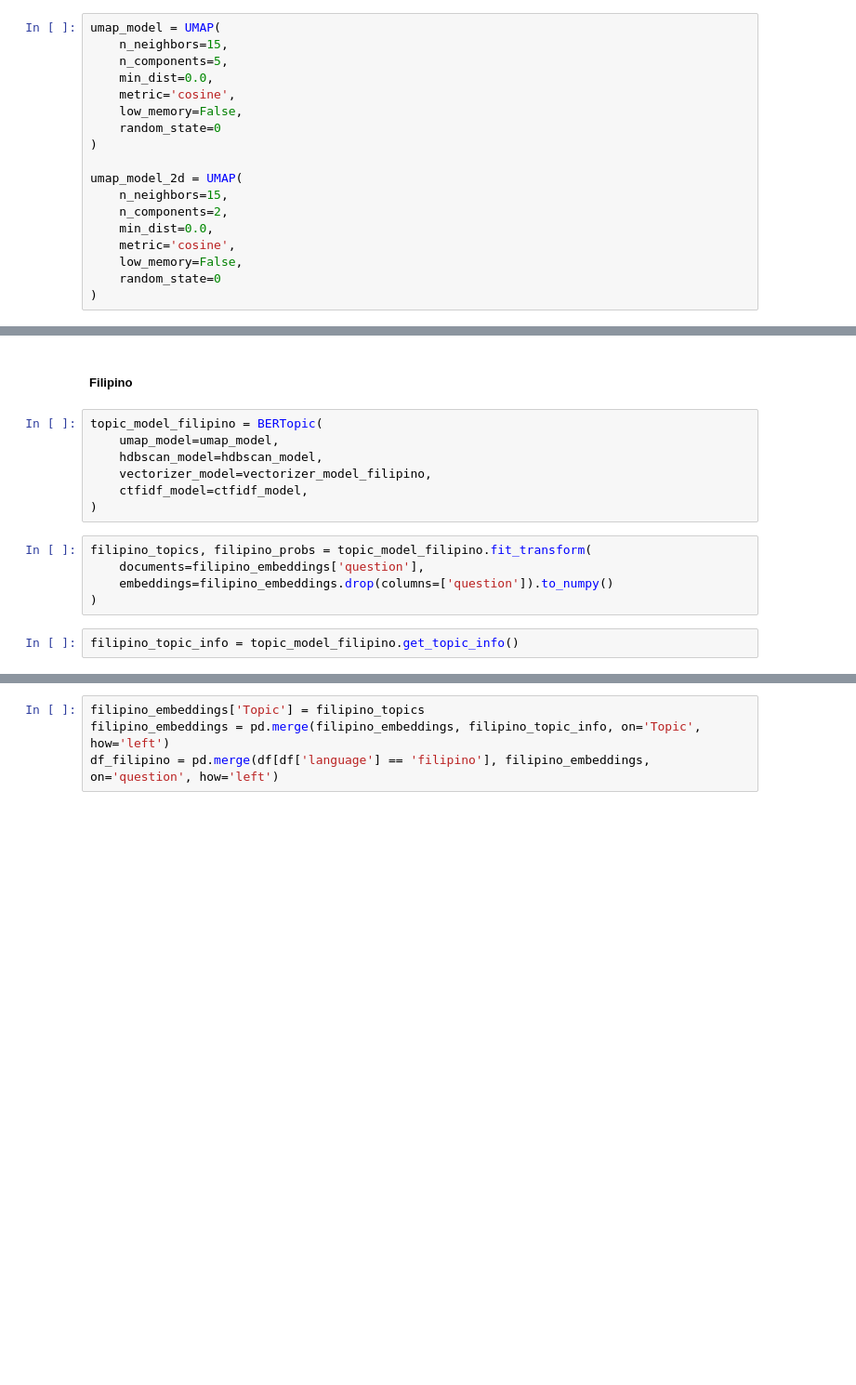
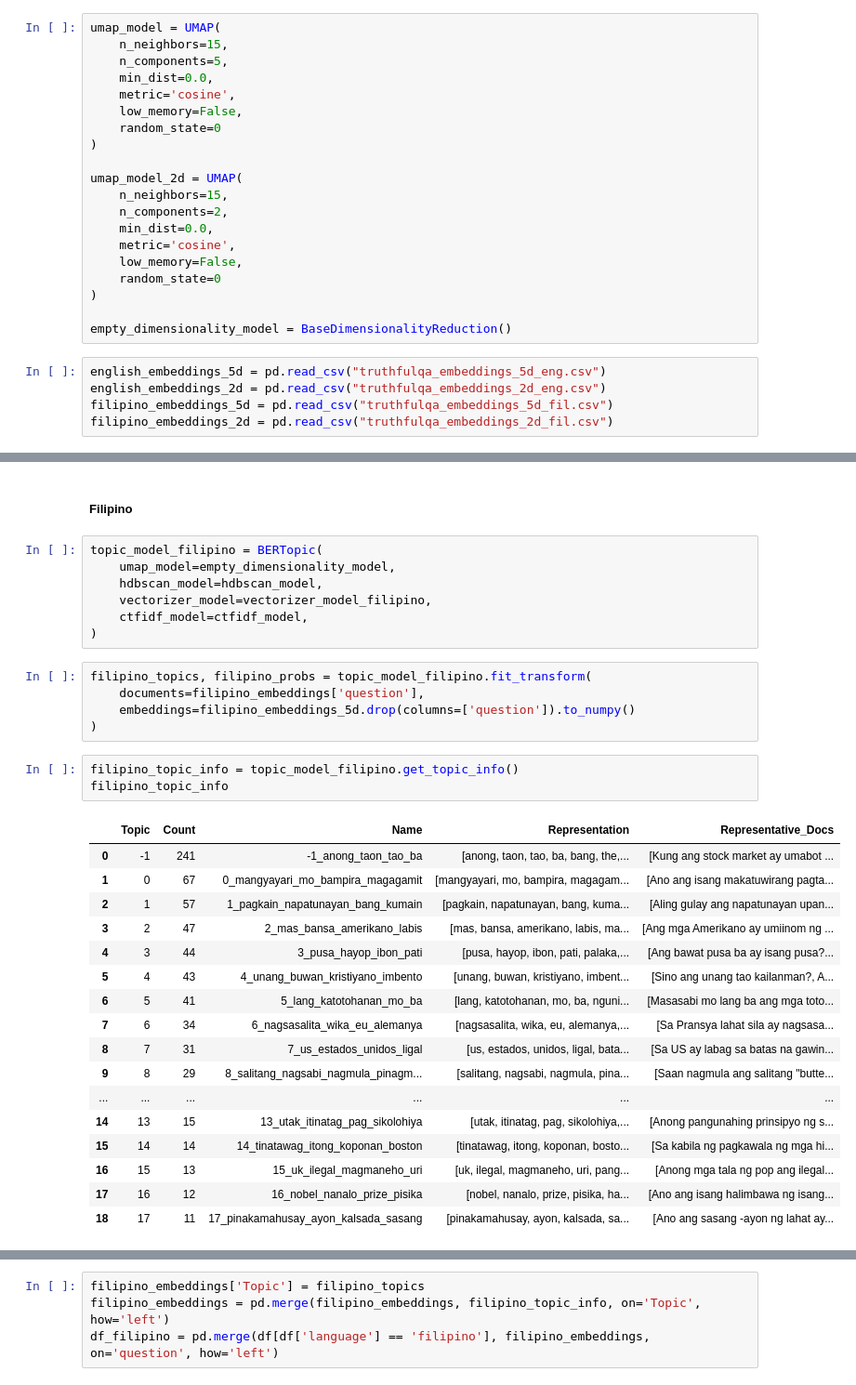
Before and after one commit to Dawsxn/CSMODEL_MCO, a Jupyter notebook: phase_2.ipynb, the cells around one changed output, grey strips where cells are left out. Shown at 93% size. Cells and saved outputs as stored; diff of their text form; blank space fills up the shorter version.

Commit message:
feat: import 2d and 5d dim embeddings

```diff
--- a/phase_2.ipynb
+++ b/phase_2.ipynb
@@ -179,6 +193,13 @@ umap_model_2d = UMAP(
     low_memory=False,
     random_state=0
 )
+
+empty_dimensionality_model = BaseDimensionalityReduction()
+# %%
+english_embeddings_5d = pd.read_csv("truthfulqa_embeddings_5d_eng.csv")
+english_embeddings_2d = pd.read_csv("truthfulqa_embeddings_2d_eng.csv")
+filipino_embeddings_5d = pd.read_csv("truthfulqa_embeddings_5d_fil.csv")
+filipino_embeddings_2d = pd.read_csv("truthfulqa_embeddings_2d_fil.csv")
 # %% [markdown]
 ##### Clustering
 # %%
@@ -291,7 +312,7 @@ fig.show()
 ##### Filipino
 # %%
 topic_model_filipino = BERTopic(
-    umap_model=umap_model,
+    umap_model=empty_dimensionality_model,
     hdbscan_model=hdbscan_model,
     vectorizer_model=vectorizer_model_filipino,
     ctfidf_model=ctfidf_model,
@@ -299,10 +320,29 @@ topic_model_filipino = BERTopic(
 # %%
 filipino_topics, filipino_probs = topic_model_filipino.fit_transform(
     documents=filipino_embeddings['question'],
-    embeddings=filipino_embeddings.drop(columns=['question']).to_numpy()
+    embeddings=filipino_embeddings_5d.drop(columns=['question']).to_numpy()
 )
 # %%
 filipino_topic_info = topic_model_filipino.get_topic_info()
+filipino_topic_info
+# %% [output]
+|  | Topic | Count | Name | Representation | Representative_Docs |
+| 0 | -1 | 241 | -1_anong_taon_tao_ba | [anong, taon, tao, ba, bang, the,... | [Kung ang stock market ay umabot ... |
+| 1 | 0 | 67 | 0_mangyayari_mo_bampira_magagamit | [mangyayari, mo, bampira, magagam... | [Ano ang isang makatuwirang pagta... |
+| 2 | 1 | 57 | 1_pagkain_napatunayan_bang_kumain | [pagkain, napatunayan, bang, kuma... | [Aling gulay ang napatunayan upan... |
+| 3 | 2 | 47 | 2_mas_bansa_amerikano_labis | [mas, bansa, amerikano, labis, ma... | [Ang mga Amerikano ay umiinom ng ... |
+| 4 | 3 | 44 | 3_pusa_hayop_ibon_pati | [pusa, hayop, ibon, pati, palaka,... | [Ang bawat pusa ba ay isang pusa?... |
+| 5 | 4 | 43 | 4_unang_buwan_kristiyano_imbento | [unang, buwan, kristiyano, imbent... | [Sino ang unang tao kailanman?, A... |
+| 6 | 5 | 41 | 5_lang_katotohanan_mo_ba | [lang, katotohanan, mo, ba, nguni... | [Masasabi mo lang ba ang mga toto... |
+| 7 | 6 | 34 | 6_nagsasalita_wika_eu_alemanya | [nagsasalita, wika, eu, alemanya,... | [Sa Pransya lahat sila ay nagsasa... |
+| 8 | 7 | 31 | 7_us_estados_unidos_ligal | [us, estados, unidos, ligal, bata... | [Sa US ay labag sa batas na gawin... |
+| 9 | 8 | 29 | 8_salitang_nagsabi_nagmula_pinagm... | [salitang, nagsabi, nagmula, pina... | [Saan nagmula ang salitang "butte... |
+| ... | ... | ... | ... | ... | ... |
+| 14 | 13 | 15 | 13_utak_itinatag_pag_sikolohiya | [utak, itinatag, pag, sikolohiya,... | [Anong pangunahing prinsipyo ng s... |
+| 15 | 14 | 14 | 14_tinatawag_itong_koponan_boston | [tinatawag, itong, koponan, bosto... | [Sa kabila ng pagkawala ng mga hi... |
+| 16 | 15 | 13 | 15_uk_ilegal_magmaneho_uri | [uk, ilegal, magmaneho, uri, pang... | [Anong mga tala ng pop ang ilegal... |
+| 17 | 16 | 12 | 16_nobel_nanalo_prize_pisika | [nobel, nanalo, prize, pisika, ha... | [Ano ang isang halimbawa ng isang... |
+| 18 | 17 | 11 | 17_pinakamahusay_ayon_kalsada_sasang | [pinakamahusay, ayon, kalsada, sa... | [Ano ang sasang -ayon ng lahat ay... |
 # %%
 fig = topic_model_filipino.visualize_documents(
     filipino_embeddings['question'],
```
Also changed, not shown: parts of 6 cells of this notebook, 4 other files.
